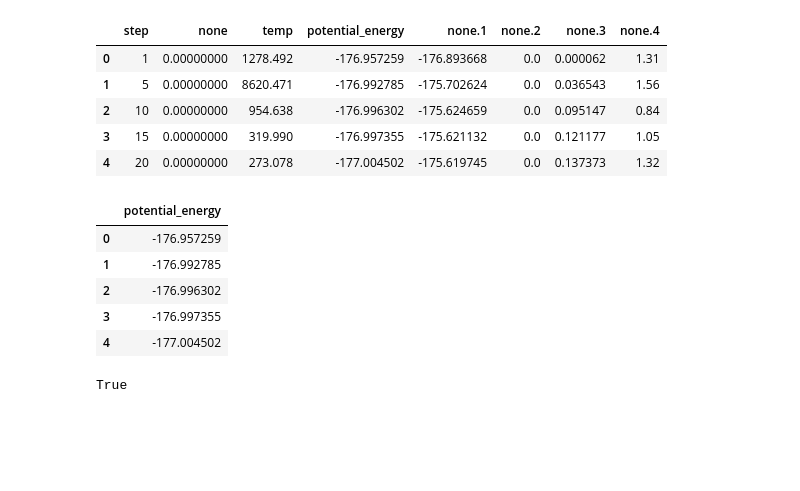
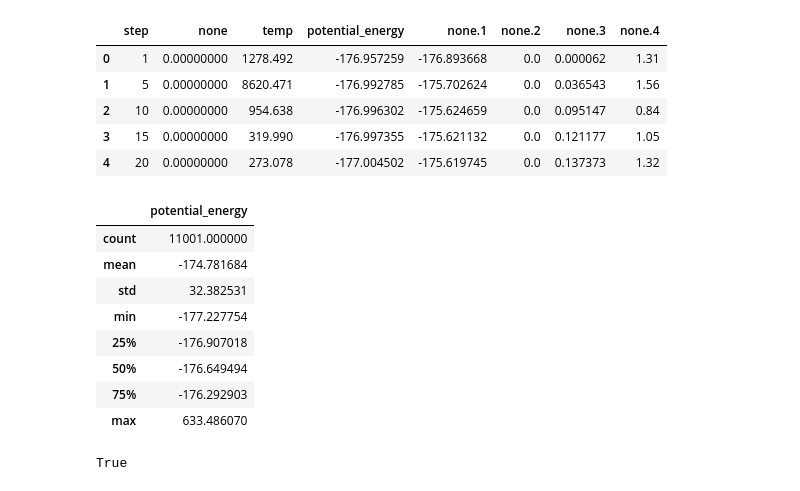
Before and after one commit to lucasboistay/molecular_dynamics, a Jupyter notebook: main.ipynb, the cells around one changed output. Saved outputs shown, nothing was run; the diff lists cells and outputs as text; code cells hidden in the pictures; blank space fills up the shorter version.

Commit message:
Data filtré autour du mean(y) et réseau de neurone qui atteind 99.4% de corrélation

```diff
--- a/main.ipynb
+++ b/main.ipynb
@@ -142,14 +142,18 @@ MO2S4_energies_out.head()
 # %%
 MO2S4_potential_energy = pd.read_csv('data/MO2S4/potential-energy.txt', delim_whitespace=True, header=None)
 MO2S4_potential_energy.columns = ['potential_energy']
 MO2S4_potential_energy.head()
+MO2S4_potential_energy.describe()
 # %% [output]
 |  | potential_energy |
-| 0 | -176.957259 |
-| 1 | -176.992785 |
-| 2 | -176.996302 |
-| 3 | -176.997355 |
-| 4 | -177.004502 |
+| count | 11001.000000 |
+| mean | -174.781684 |
+| std | 32.382531 |
+| min | -177.227754 |
+| 25% | -176.907018 |
+| 50% | -176.649494 |
+| 75% | -176.292903 |
+| max | 633.486070 |
 # %%
 # On teste si les deux colonnes sont égales
 print(MO2S4_energies_out['potential_energy'].equals(MO2S4_potential_energy['potential_energy']))
```
Also changed, not shown: parts of 21 cells of this notebook, 2 other files.
